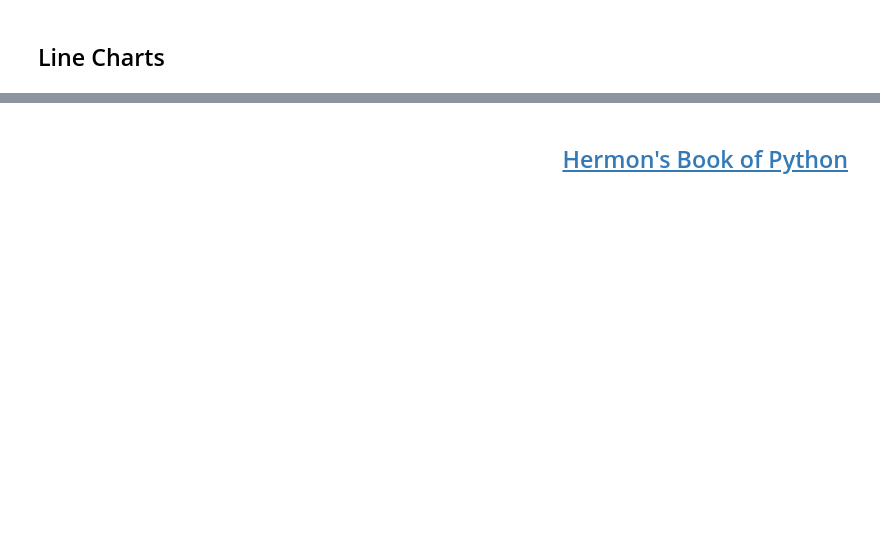
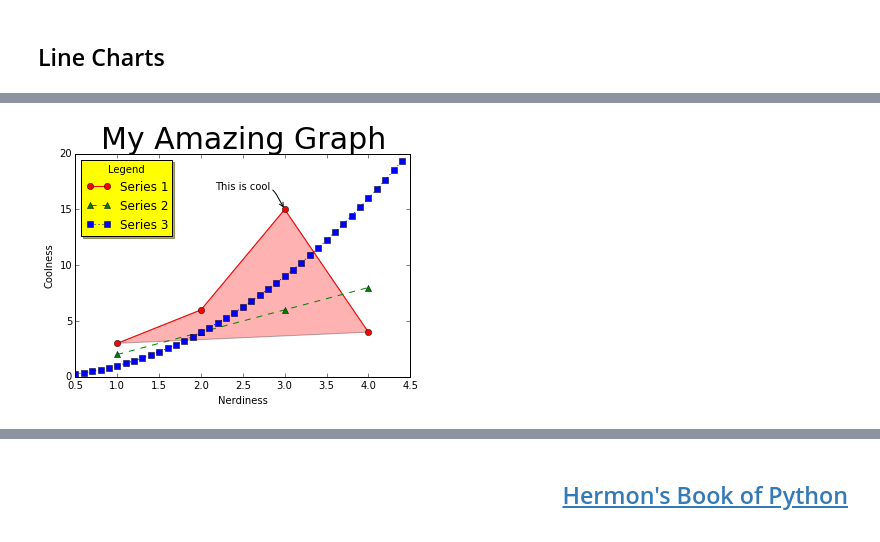
Before and after one commit to hermonm/Hermons_Book_of_Python, a Jupyter notebook: Chapter12.ipynb, the cells around one changed output, grey strips where cells are left out. Saved outputs shown, nothing was run; the diff lists cells and outputs as text; code cells hidden in the pictures; blank space fills up the shorter version.

```diff
--- a/Chapter12.ipynb
+++ b/Chapter12.ipynb
@@ -25,0 +17,43 @@
+# %%
+import numpy as np
+import matplotlib.pyplot as plt
+
+x =  [1, 2, 3, 4]
+y1 = [3, 6, 15, 4]
+y2 = [2, 4, 6, 8]
+y3 = np.arange(.5, 4.5, 0.1)
+
+
+plt.annotate('This is cool',
+             xy = (3, 15),
+             xycoords = 'data',
+             xytext = (-70, 20),
+             textcoords = 'offset points',
+             arrowprops = dict(arrowstyle="->", connectionstyle="arc,angleA=0,armA=30,rad=10"))
+
+
+# First character: Line style
+# One of '-', '--',  '-.', ':', 'None', ' ', ”
+
+# Second character: color
+# http://matplotlib.org/1.4.2/api/colors_api.html
+
+# Third character: marker shape
+# http://matplotlib.org/1.4.2/api/markers_api.html
+
+plt.plot(x, y1, '-ro', label = "Series 1")
+plt.plot(x, y2, '--g^',  label = "Series 2")
+plt.plot(y3, y3**2, ':bs',  label = "Series 3")
+
+plt.fill(x, y1, 'r', alpha=0.3)
+
+legend = plt.legend(loc='upper left', shadow=True, title='Legend')
+legend.get_frame().set_facecolor('yellow')
+
+plt.ylabel('Coolness')
+plt.xlabel('Nerdiness')
+plt.title('My Amazing Graph', loc='center', fontsize=30)
+
+plt.show()
+# %% [output]
+[figure, added]
```
Also changed, not shown: parts of 6 cells of this notebook, 1 other file.
